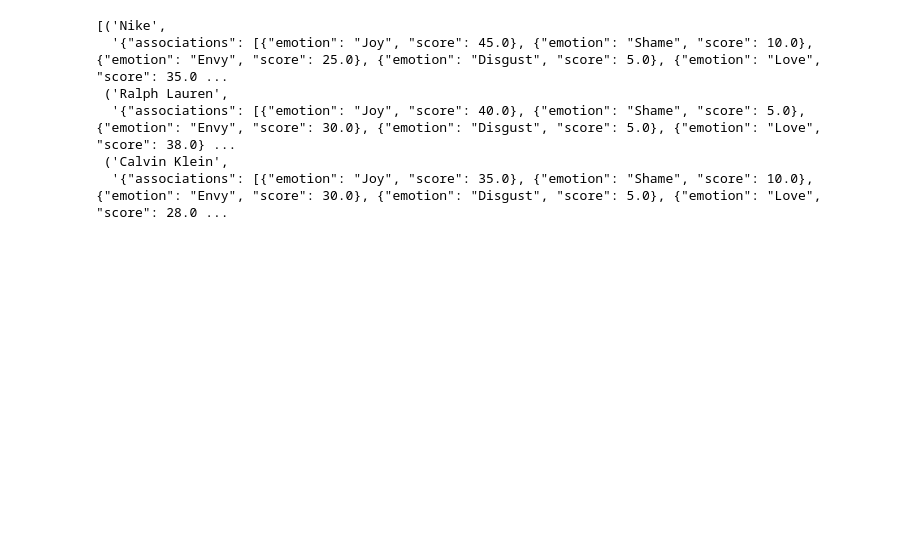
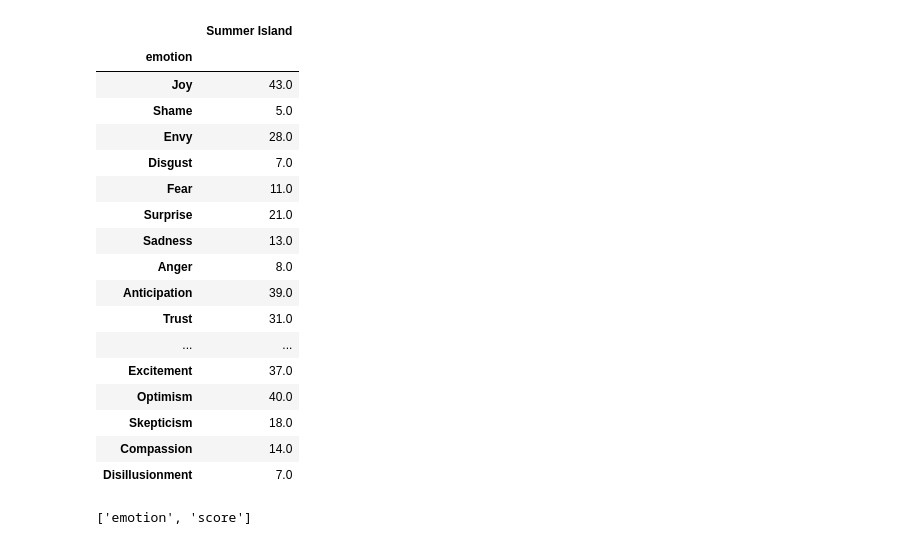
Before and after one commit to nedaresa/clothing_brand_recommender, a Jupyter notebook: explore.ipynb, the cells around one changed output. Drawn from its saved outputs; the diff is of its cells as text; code cells hidden in the pictures; blank space fills up the shorter version.

```diff
--- a/explore.ipynb
+++ b/explore.ipynb
@@ -139,14 +186,31 @@ associations_brands = [(thing, emotional_association_scores(thing, model, emotio
 # %%
 #Embedding a book in emotions space:
 emotions= emotions_ls
-book = 'Summer Island'
-associations_book = [(thing, emotional_association_scores(thing, model, emotions)) for thing in list(book)]
+thing = 'Summer Island'
+df = get_df(thing, model, emotions)
+df
+# %% [output]
+|  | Summer Island |
+| emotion |  |
+| Joy | 43.0 |
+| Shame | 5.0 |
+| Envy | 28.0 |
+| Disgust | 7.0 |
+| Fear | 11.0 |
+| Surprise | 21.0 |
+| Sadness | 13.0 |
+| Anger | 8.0 |
+| Anticipation | 39.0 |
+| Trust | 31.0 |
+| ... | ... |
+| Excitement | 37.0 |
+| Optimism | 40.0 |
+| Skepticism | 18.0 |
+| Compassion | 14.0 |
+| Disillusionment | 7.0 |
-# %%
-associations
-# %% [output]
-[('Nike',
-  '{"associations": [{"emotion": "Joy", "score": 45.0}, {"emotion": "Shame", "score": 10.0}, {"emotion": "Envy", "score": 25.0}, {"emotion": "Disgust", "score": 5.0}, {"emotion": "Love", "score": 35.0 ...
- ('Ralph Lauren',
-  '{"associations": [{"emotion": "Joy", "score": 40.0}, {"emotion": "Shame", "score": 5.0}, {"emotion": "Envy", "score": 30.0}, {"emotion": "Disgust", "score": 5.0}, {"emotion": "Love", "score": 38.0} ...
- ('Calvin Klein',
-  '{"associations": [{"emotion": "Joy", "score": 35.0}, {"emotion": "Shame", "score": 10.0}, {"emotion": "Envy", "score": 30.0}, {"emotion": "Disgust", "score": 5.0}, {"emotion": "Love", "score": 28.0 ...
+# %%
+d = list(json.loads(associations_book).values())[0]
+columns = [k for k,v in d[0].items()]
+df  = pd.DataFrame.from_dict(d)
+# %% [output]
+['emotion', 'score']
```
Also changed, not shown: parts of 12 cells of this notebook.
